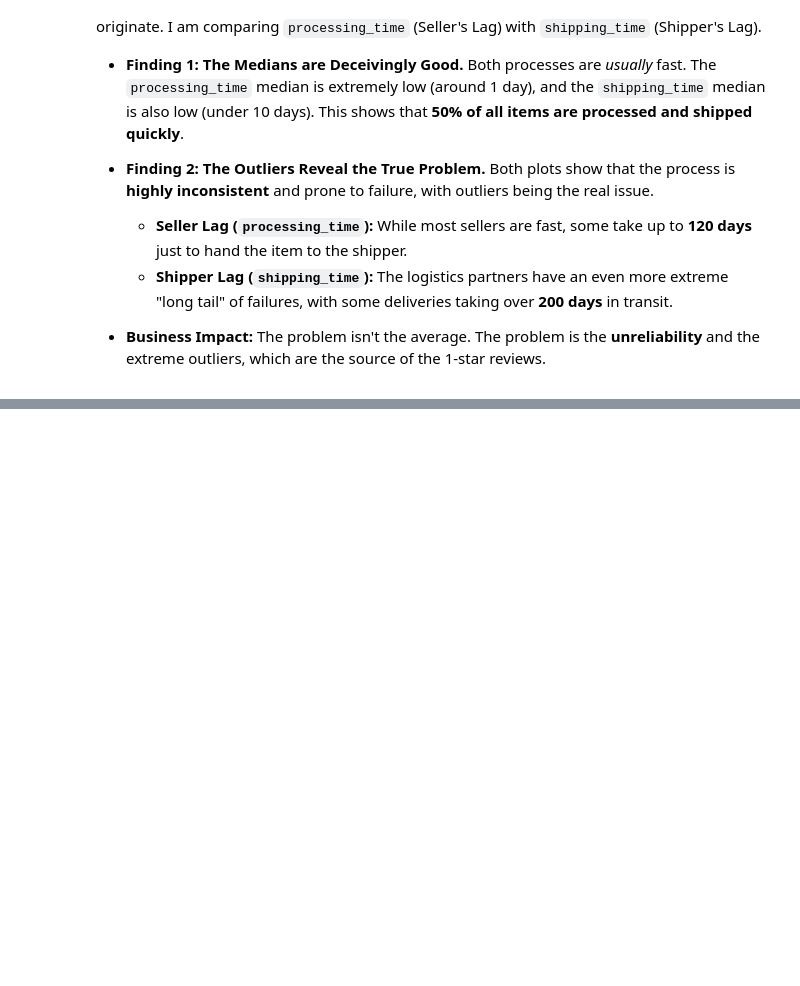
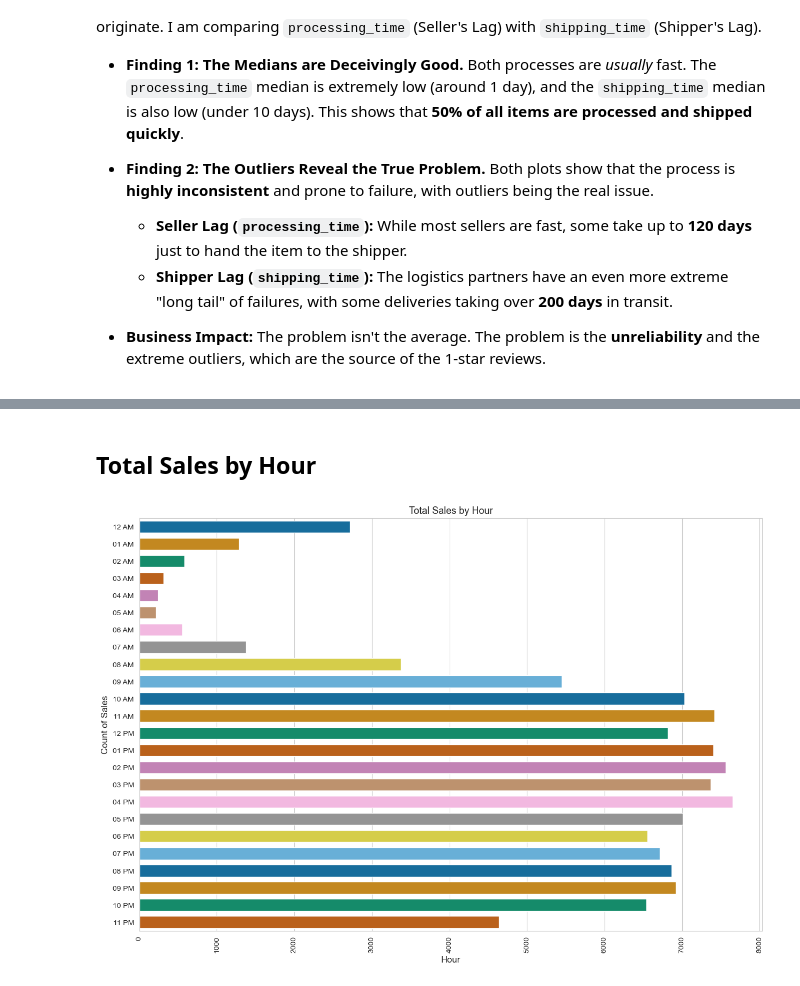
Before and after one commit to zeeshan-akram-ds/Olist-ECommerce-Analysis, a Jupyter notebook: notebooks/02-analysis.ipynb, the cells around one changed output, grey strips where cells are left out. Drawn from its saved outputs; the diff is of its cells as text; code cells hidden in the pictures; blank space fills up the shorter version.

```diff
--- a/notebooks/02-analysis.ipynb
+++ b/notebooks/02-analysis.ipynb
@@ -418,0 +490,28 @@ After proving that delays are the primary problem, I am now investigating *where
+# %% [markdown]
+## Total Sales by Hour
+# %%
+## getting count of sales per hour
+temp_df = df.groupby('purchase_hour')['price'].count().reset_index()
+
+# I need to sort this so all AM hours comes first
+# creating key to sort data
+temp_df['sort_key'] = pd.to_datetime(temp_df['purchase_hour'], format="%I %p")
+
+## sorting data based on that key
+temp_df = temp_df.sort_values(by='sort_key').drop('sort_key', axis=1)
+temp_df = temp_df.rename(columns={'price':'sales_count'})
+
+## hours order list for seaborn to plot in order
+hours_order = temp_df['purchase_hour'].unique().to_list()
+
+# plotting
+plt.figure(figsize=(15,10))
+sns.barplot(data=temp_df, y='purchase_hour', x='sales_count', palette='colorblind', width=0.7, order=hours_order)
+plt.title("Total Sales by Hour", fontsize=13)
+plt.xlabel("Hour", fontsize=12)
+plt.ylabel("Count of Sales", fontsize=12)
+plt.xticks(rotation='vertical')
+plt.savefig("../images/total_sales_by_hour.png", dpi=300)
+plt.show()
+# %% [output]
+[figure, added]
```
Also changed, not shown: parts of 9 cells of this notebook.
